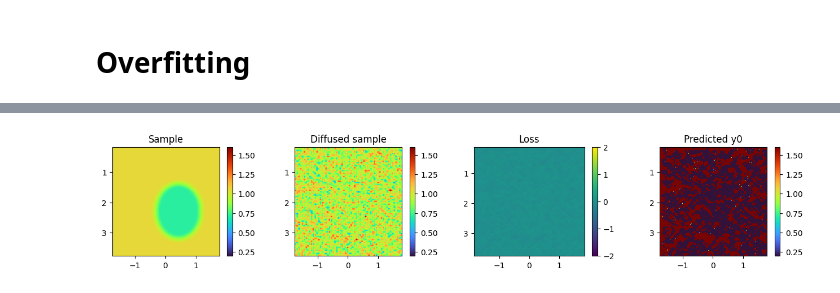
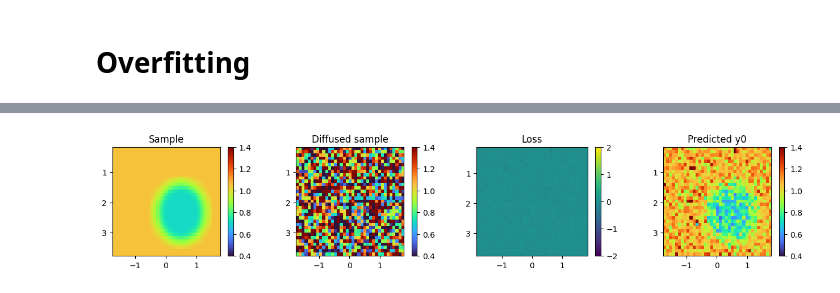
Before and after one commit to SebastianMerino/DL-Attenuation, a Jupyter notebook: sampling_overfit.ipynb, the cells around one changed output, grey strips where cells are left out. Cells and saved outputs as stored; diff of their text form; code cells hidden in the pictures.

```diff
--- a/sampling_overfit.ipynb
+++ b/sampling_overfit.ipynb
@@ -55,8 +55,8 @@ from modules.model import UNETv2
 from modules.plotting_utils import *
 
 device = torch.device("cuda:0" if torch.cuda.is_available() else torch.device('cpu'))
-save_dir = Path(r'.\weights_overfit')
-training_epochs = 50000
+save_dir = Path(r'.\weights_overfit\v2')
+training_epochs = 20000
 model2 = UNETv2(in_channels=80, residual=False, attention_res=[]).to(device)
 model2.load_state_dict(torch.load(save_dir / f"model_{training_epochs}.pth", map_location=device))
 print("Num params: ", sum(p.numel() for p in model2.parameters()))
@@ -66,8 +66,8 @@ loss_npy = np.load(save_dir / f"loss_{training_epochs}.npy")
 plt.scatter([x for x in range(len(loss_npy))], loss_npy, s=0.2)
 plt.xlabel('# Iteration')
 plt.ylabel('Loss')
-plt.xlim(0,50000)
-plt.ylim(0, 0.001)
+plt.xlim(0,20000)
+plt.ylim(0, 0.01)
 plt.grid()
 plt.show()
 # %% [output]
@@ -147,5 +147,5 @@ plt.show()
 # %%
-timestep = 999
+timestep = 899
 noise = torch.randn_like(y_sample)
 t = torch.reshape(torch.Tensor([timestep]).int(), (x_sample.shape[0],)).to(device)
 y_pert = diffusion2.q_sample(y_sample, t, noise)
@@ -159,38 +159,38 @@ x_pad = torch.cat((x_pad, torch.zeros((b, c, m + pad_m, pad_n),device=device)),
 y_pad = torch.cat((y_pert, torch.zeros((b, 1, pad_m, n), device=device)), dim=2)
 y_pad = torch.cat((y_pad, torch.zeros((b, 1, m + pad_m, pad_n),device=device)), dim=3)
 with torch.inference_mode():
-    pred = diffusion2.p_mean_variance(model2, x_pad, y_pad, t,clip_denoised=False)
+    pred = diffusion2.p_mean_variance(model2, x_pad, y_pad, t,clip_denoised=True)
     y_0 = pred['pred_xstart'][:,:,:m,:n]
     predicted_noise = model2(x_pad, y_pad, t)
     predicted_noise = predicted_noise[0,0,:m,:n]
 
 
 plt.figure(figsize=(16, 2.5))
 plt.subplot(1, 4, 1)
 show_tensor_image(y_sample.cpu().detach())
 plt.set_cmap('turbo')
 plt.colorbar()
 plt.title('Sample')
 
 plt.subplot(1, 4, 2)
 show_tensor_image(y_pert.cpu().detach())
 plt.colorbar()
 plt.set_cmap('turbo')
 plt.title('Diffused sample')
 
 pred_error = (predicted_noise-noise).cpu().detach().squeeze()
 plt.subplot(1, 4, 3)
 plt.imshow(pred_error, extent=extent_ACS)
 plt.colorbar()
 plt.clim(-2, 2)
 plt.set_cmap('viridis')
 plt.title('Loss')
 
 plt.subplot(1, 4, 4)
 show_tensor_image(y_0.cpu().detach())
 plt.colorbar()
 plt.set_cmap('turbo')
 plt.title('Predicted y0')
 plt.show()
 # %% [output]
-[figure, old version]
+[figure, new version]
```
Also changed, not shown: parts of 4 cells of this notebook, 2 other files.
